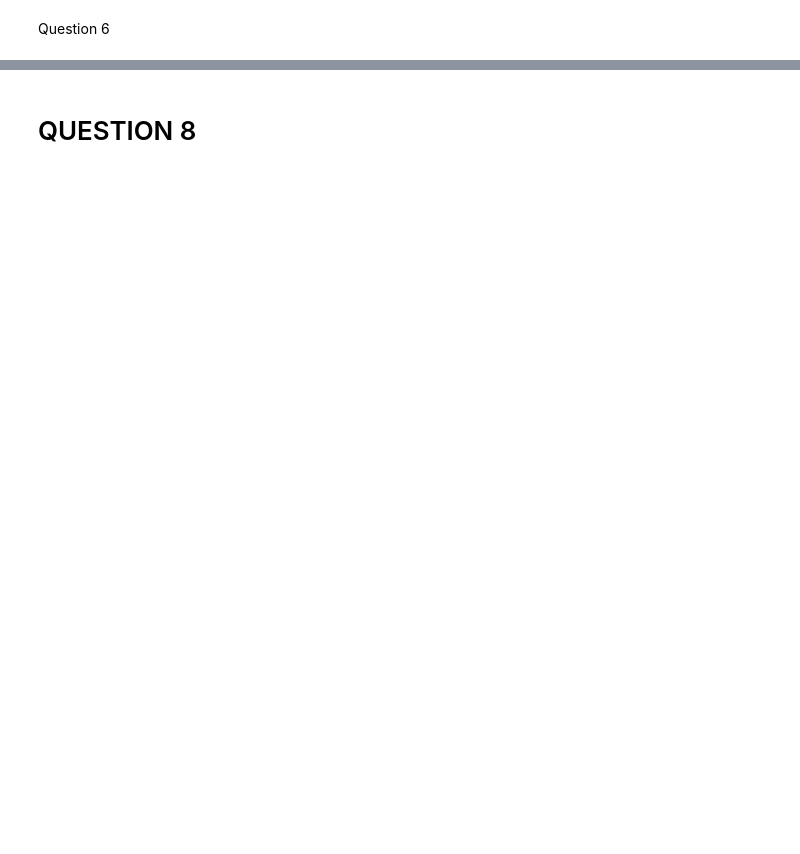
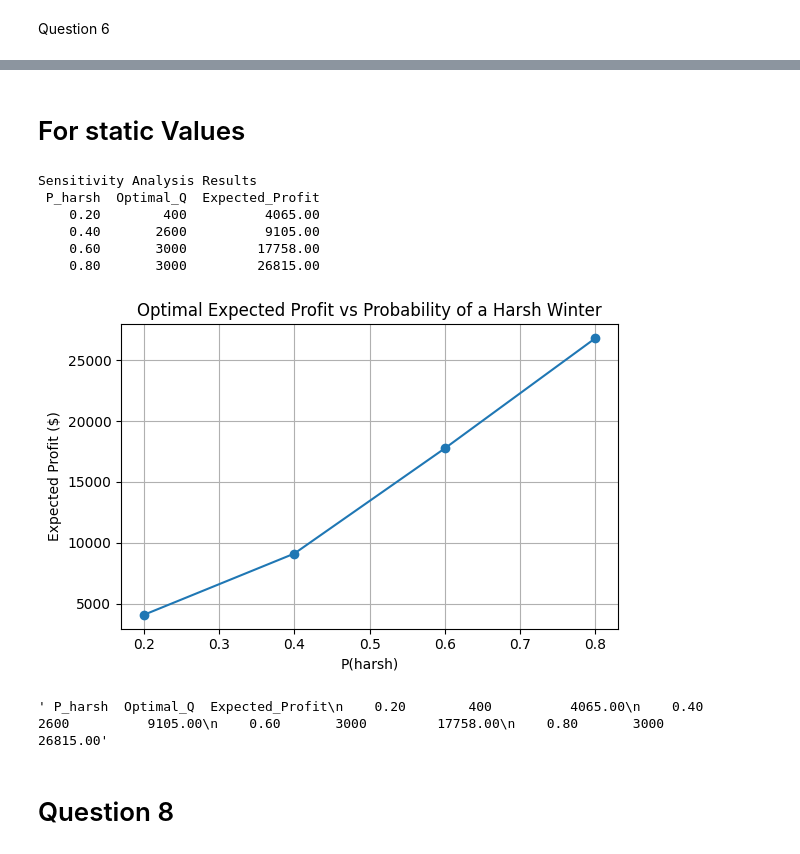
Before and after one commit to Brett-migwi-20/Business-Course, a Jupyter notebook: Homework 16/homework16.ipynb, the cells around one changed output, grey strips where cells are left out. Saved outputs shown, nothing was run; the diff lists cells and outputs as text; code cells hidden in the pictures; blank space fills up the shorter version.

```diff
--- a/Homework 16/homework16.ipynb
+++ b/Homework 16/homework16.ipynb
@@ -65,2 +496,71 @@ Expected Value for 'Do Not Take Insurance': $16.10
+# %% [markdown]
+# For static Values
+# %%
+# Compute expected profits for given optimal Qs and plot results
+import matplotlib.pyplot as plt
+import pandas as pd
+
+# Cost & price parameters
+c = 15.0       # cost per unit
+p = 29.95      # selling price
+v = 10.0       # salvage value
+
+# Demand distributions
+mild_demands = {250:0.5, 300:0.4, 350:0.1}
+harsh_demands = {1500:0.2, 2500:0.3, 3000:0.5}
+
+def expected_profit(Q, P_h):
+    probs = {}
+    for d,pr in mild_demands.items():
+        probs[d] = probs.get(d,0) + (1-P_h)*pr
+    for d,pr in harsh_demands.items():
+        probs[d] = probs.get(d,0) + P_h*pr
+    ep=0.0
+    for d,pr in probs.items():
+        sold = min(Q,d)
+        leftover = max(Q-d,0)
+        profit = p*sold + v*leftover - c*Q
+        ep += pr*profit
+    return ep
+
+P_values=[0.2,0.4,0.6,0.8]
+Qs=[400,2600,3000,3000]
+
+results = []
+for P,Q in zip(P_values,Qs):
+    ep = expected_profit(Q,P)
+    results.append({'P_harsh':P, 'Optimal_Q':Q, 'Expected_Profit':round(ep,0)})
+
+df = pd.DataFrame(results)
+
+# Plot
+plt.figure(figsize=(6,4))
+plt.plot(df['P_harsh'], df['Expected_Profit'], marker='o')
+plt.title('Optimal Expected Profit vs Probability of a Harsh Winter')
+plt.xlabel('P(harsh)')
+plt.ylabel('Expected Profit ($)')
+plt.grid(True)
+plt.tight_layout()
+
+# Display dataframe and plot
+def display_dataframe_to_user(title: str, df: pd.DataFrame):
+    print(title)
+    print(df.to_string(index=False))
+    print()
+display_dataframe_to_user("Sensitivity Analysis Results", df)
+
+plt.show()
+
+# Also print values for quick reference
+df.to_string(index=False)
+# %% [output]
+Sensitivity Analysis Results
+ P_harsh  Optimal_Q  Expected_Profit
+    0.20        400          4065.00
+    0.40       2600          9105.00
+    0.60       3000         17758.00
+    0.80       3000         26815.00
+[figure, added]
+' P_harsh  Optimal_Q  Expected_Profit\n    0.20        400          4065.00\n    0.40       2600          9105.00\n    0.60       3000         17758.00\n    0.80       3000         26815.00'
 # %% [markdown]
-# QUESTION 8
+# Question 8
```
Also changed, not shown: parts of 23 cells of this notebook, 33 other files.
